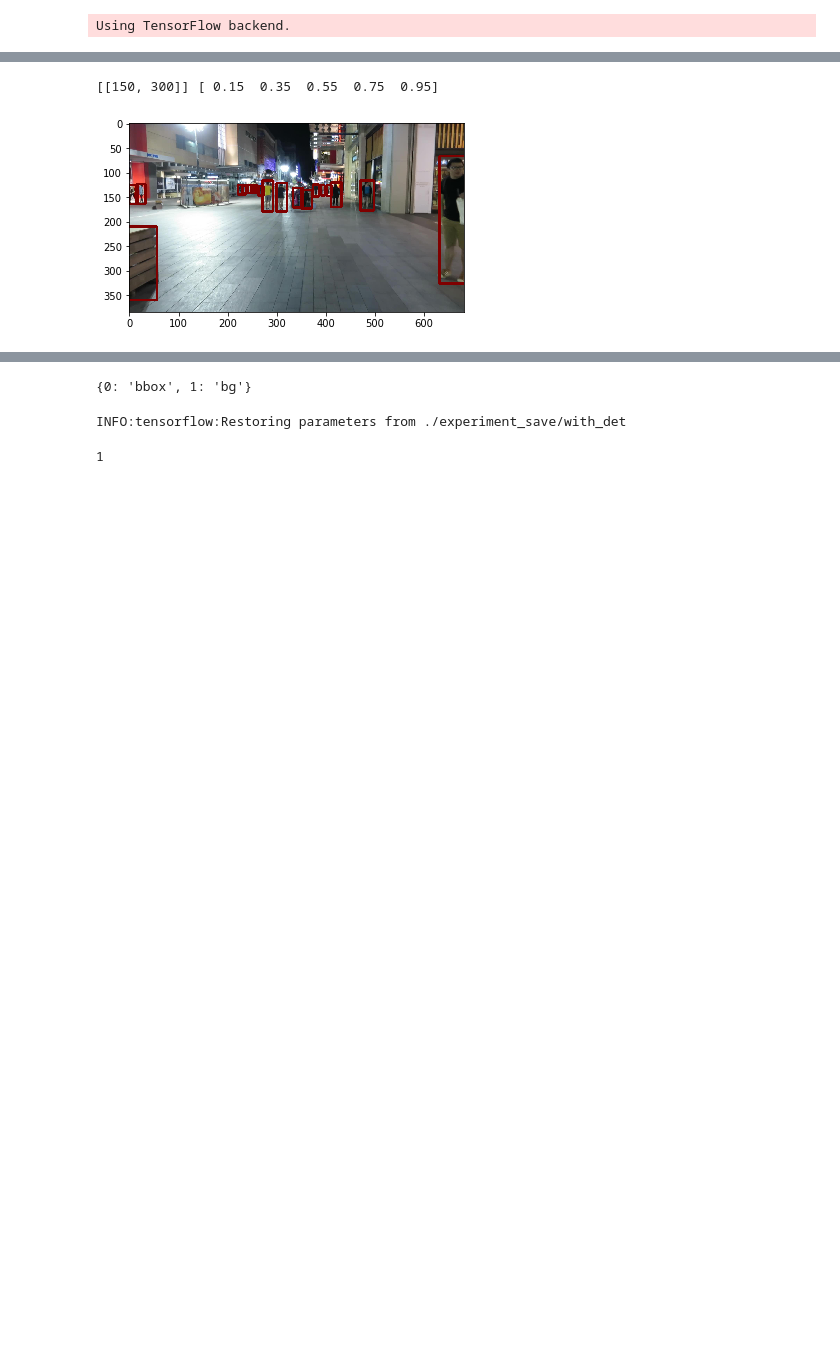
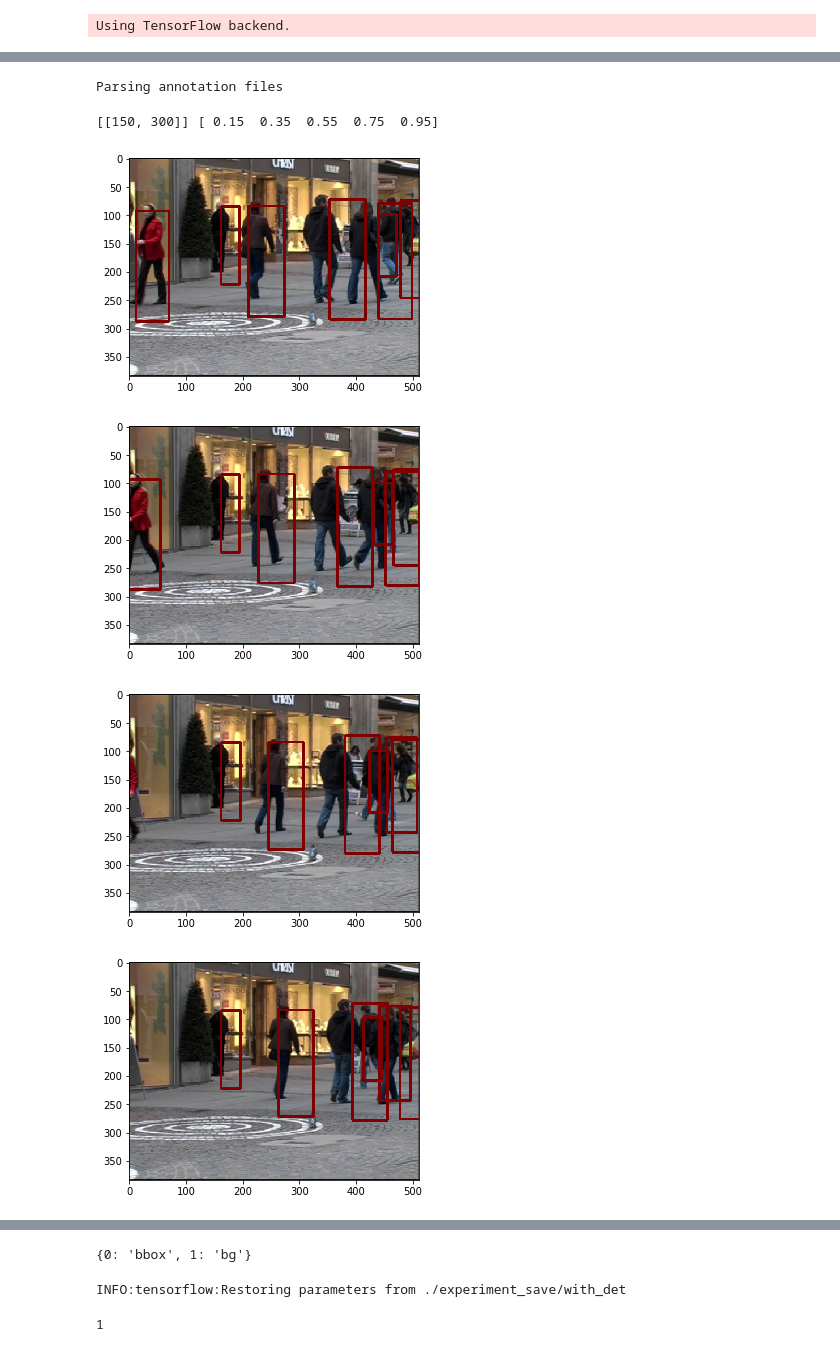
Before and after one commit to npetrenko/recurrent_frcnn, a Jupyter notebook: test_rpn_det.ipynb, the cells around one changed output, grey strips where cells are left out. Drawn from its saved outputs; the diff is of its cells as text; code cells hidden in the pictures; blank space fills up the shorter version.

```diff
--- a/test_rpn_det.ipynb
+++ b/test_rpn_det.ipynb
@@ -27,3 +23,8 @@ Parsing annotation files
+# %%
+#data,_,_ = get_data(['/data_cache/MOT16/'], form='jpg', part='test')
+data,_,_ = get_data(['/tmp/2DMOT2015/'], form='jpg', part='train')
+# %% [output]
+Parsing annotation files
 # %%
 with open('config.pickle', 'rb') as f:
     C = pickle.load(f)
@@ -37,24 +38,30 @@ with open('config.pickle', 'rb') as f:
 print(C.anchor_box_ratios, C.anchor_box_scales)
 # %% [output]
 [[150, 300]] [ 0.15  0.35  0.55  0.75  0.95]
+# %%
+nframes = 8
 # %%
-data_gen = video_streamer(data, 2, C, lambda x,y: [x//C.rpn_stride,y//C.rpn_stride], 'tf', 'test', frame_batchsize=8)
+data_gen = video_streamer(data, 2, C, lambda x,y: [x//C.rpn_stride,y//C.rpn_stride],
+                          'tf', 'train', frame_batchsize=nframes)
 # %%
 x = next(data_gen)
 # %%
-t = 3
-im = x[0][0,t].copy()
-im -= im.min()
-im /= im.max()
-
-bbs = x[-1][0][t]['bboxes']
-for bb in bbs:
-    a,b,c,d = map(lambda x: int(x/(1080/C.im_size)), [bb['x1'], bb['y1'], bb['x2'], bb['y2']])
+for t in range(nframes):
+    im = x[0][0,t].copy()
     im -= im.min()
     im /= im.max()
-    cv2.rectangle(im, (a,b), (c,d), color=0.5, thickness=3)
-    #im[b:d,a:c] = np.array([0,255,0], dtype='float32')/255
-plt.imshow(im)
-plt.show()
+
+    bbs = x[-1][0][t]['bboxes']
+    for bb in bbs:
+        a,b,c,d = map(lambda x: int(x/(1080/C.im_size)*2.5), [bb['x1'], bb['y1'], bb['x2'], bb['y2']])
+        im -= im.min()
+        im /= im.max()
+        cv2.rectangle(im, (a,b), (c,d), color=0.5, thickness=3)
+        #im[b:d,a:c] = np.array([0,255,0], dtype='float32')/255
+    plt.imshow(im)
+    plt.show()
 # %% [output]
-[figure, old version]
+[figure, new version]
+[figure, added]
+[figure, added]
+[figure, added]
```
Also changed, not shown: parts of 15 cells of this notebook, 5 other files.
